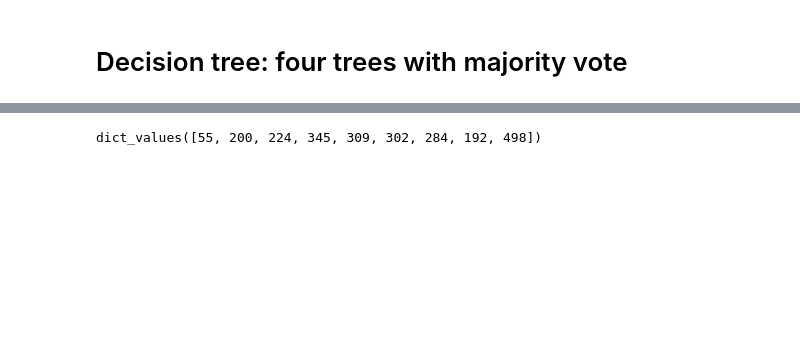
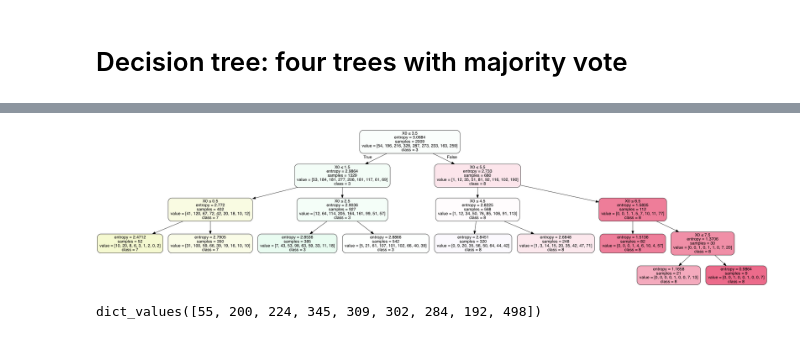
Before and after one commit to ChenluJi/Predict-Box-Office, a Jupyter notebook: lib/Decision Tree Model.ipynb, the cells around one changed output, grey strips where cells are left out. Saved outputs shown, nothing was run; the diff lists cells and outputs as text; code cells hidden in the pictures; blank space fills up the shorter version.

```diff
--- a/lib/Decision Tree Model.ipynb
+++ b/lib/Decision Tree Model.ipynb
@@ -9,2 +15,8 @@ from collections import Counter
 # %%
 table1 = pd.read_excel("Data Merged( Kaggle TMDB Studio, no NAs).xlsx", index_col=0)
+# %%
+x = np.random.rand(100, 5)
+training_idx = np.random.randint(x.shape[0], size=80)
+test_idx = np.random.randint(x.shape[0], size=20)
+training, test = x[training_idx,:], x[test_idx,:]
+test
@@ -64,10 +100,36 @@ def Majority(pred_tuple, weight_list):
 #         print(maxium)
     return(pred_major)
 # %%
-def run_model(X_train, Y_train, X_test, Y_test):
+def run_model(X_train, Y_train, X_test, Y_test, Y_lable, model_name):
     Compare = []
     clf = tree.DecisionTreeClassifier()
+    #clf = tree.DecisionTreeClassifier(criterion='entropy')
     clf.fit(X_train, Y_train)
+#     with open(model_name + ".dot", 'w') as f:
+#         f = tree.export_graphviz(clf, out_file=f,
+#                                  class_names=Y_str,
+#                                  filled=True, rounded=True,
+#                                  special_characters=True)
+        #graph = pydotplus.graph_from_dot_data(f.getvalue())
+    ############################################################
+    # in terminal $ dot -Tpng model_name.dot -o model_name.png
+    ############################################################
+    #!dot -Tpng model_name.dot" -o model_name.png
+        #graph = pydotplus.graph_from_dot_data(f)
+        #graph.write_pdf(model_name + ".pdf")
+    #os.unlink(model_name + ".dot")
+    # plot tree
+    #dot_data = tree.export_graphviz(clf, out_file=None)
+    #graph = pydotplus.graph_from_dot_data(dot_data)
+    #graph.write_pdf(model_name + ".pdf")
+
+#     dot_data = StringIO()
+#     tree.export_graphviz(clf, out_file=dot_data,
+#                          class_names=Y_str,
+#                          filled=True, rounded=True,
+#                          special_characters=True)
+#     graph = pydotplus.graph_from_dot_data(dot_data.getvalue())
+#     display(Image(graph.create_png()))
     Pred = clf.predict(X_test).tolist()
     for x, y in zip(Y_test, Pred):
         if x == y:
@@ -78,0 +146,7 @@ def run_model(X_train, Y_train, X_test, Y_test):
+# %%
+model1 = run_model(X1_train, Y_train, X1_test, Y_test, Y_str, "Budget")
+Pred1 = model1[0]
+Compare1 = model1[1]
+precision1 = model1[2]
+# %% [output]
+[figure, added]
```
Also changed, not shown: parts of 15 cells of this notebook, 7 other files.
